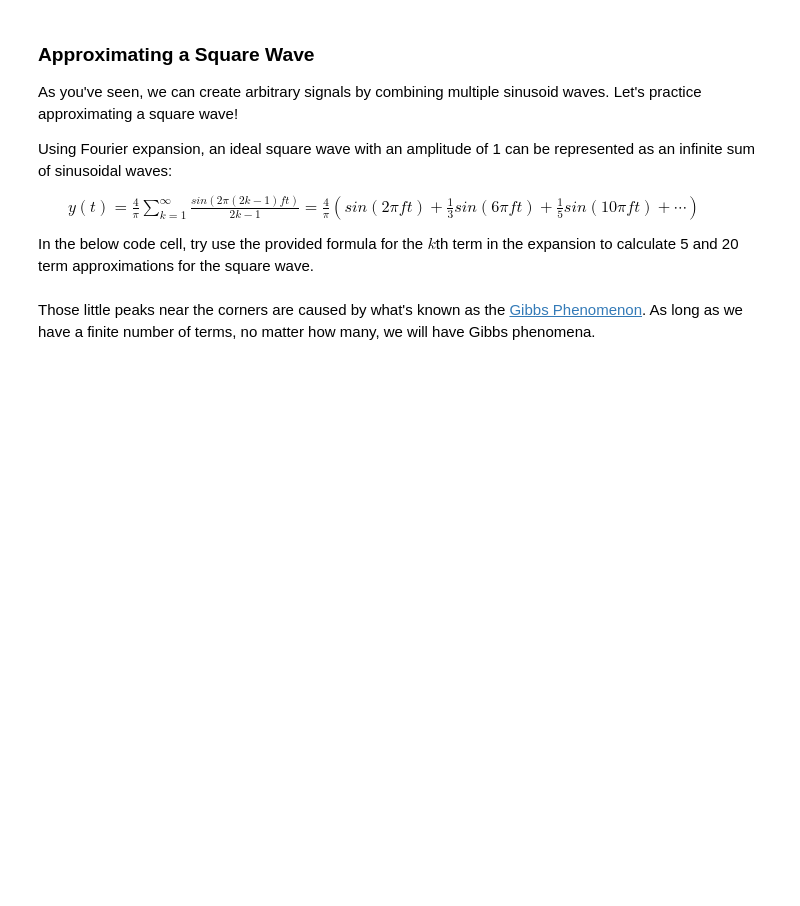
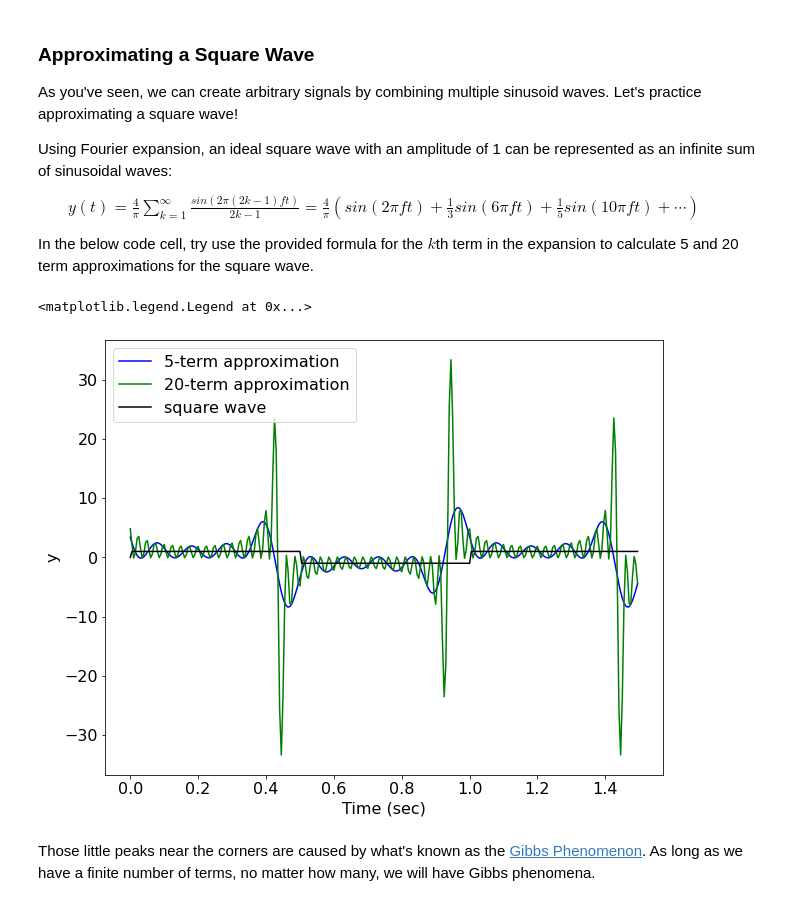
Before and after one commit to Pizzawookiee/Week2_Public, a Jupyter notebook: Notebooks/01_TimeSeries/TimeSeries_Exercises.ipynb, the cells around one changed output. Drawn from its saved outputs; the diff is of its cells as text; code cells hidden in the pictures; blank space fills up the shorter version.

```diff
--- a/Notebooks/01_TimeSeries/TimeSeries_Exercises.ipynb
+++ b/Notebooks/01_TimeSeries/TimeSeries_Exercises.ipynb
@@ -119,36 +140,41 @@ In the below code cell, try use the provided formula for the $k$th term in the e
 #Write Code Here
 # Setup
 n_sec = 1.5                               # number of seconds to plot
 n_points_per_sec = 200                    # number of points per second
 t = np.arange(n_sec*n_points_per_sec)/n_points_per_sec    # time vector
 f = 1             # define frequency for square wave to be approximated
 n_signals = 5     # number of terms for first approximation
 n_signals2 = 20   # number of terms for second approximation
 
 # Populate y_approx1 and y_approx2 with approximations for square wave function
 y_approx1= np.zeros(t.shape)
 for k in range(1,6):
   omega = 2*np.pi*(2*k-1)*f
-  y_approx1 += 0## UPDATE THIS LINE
+  phi = np.pi/4*k          # phase
+  y_approx1 += a*np.sin(omega*t + phi)
 
 
 y_approx2 = np.zeros(t.shape)
-for k in range(1,20+1):
+for k in range(1,21):
   omega = 2*np.pi*(2*k-1)*f
-  y_approx2 += 0 ## UPDATE THIS LINE
+  phi = np.pi/4*k
+  y_approx2 += a*np.sin(omega*t + phi)
 
 
 # Plotting
 sqwave = np.sign(np.sin(2*np.pi*t)) # an actual square wave (for reference)
 
 plt.figure(figsize=(10,8))
 plt.plot(t, y_approx1, label = f'{n_signals}-term approximation', color = 'b')
 plt.plot(t, y_approx2, label = f'{n_signals2}-term approximation', color = 'g')
 plt.plot(t,sqwave,label='square wave',color = 'k')
 
 plt.xlabel('Time (sec)')
 plt.ylabel('y')
 plt.legend()
+# %% [output]
+<matplotlib.legend.Legend at 0x...>
+[figure, added]
 # %% [markdown]
 Those little peaks near the corners are caused by what's known as the [Gibbs Phenomenon](https://en.wikipedia.org/wiki/Gibbs_phenomenon). As long as we have a finite number of terms, no matter how many, we will have Gibbs phenomena.
 # %% [markdown]
```
Also changed, not shown: parts of 9 cells of this notebook.
